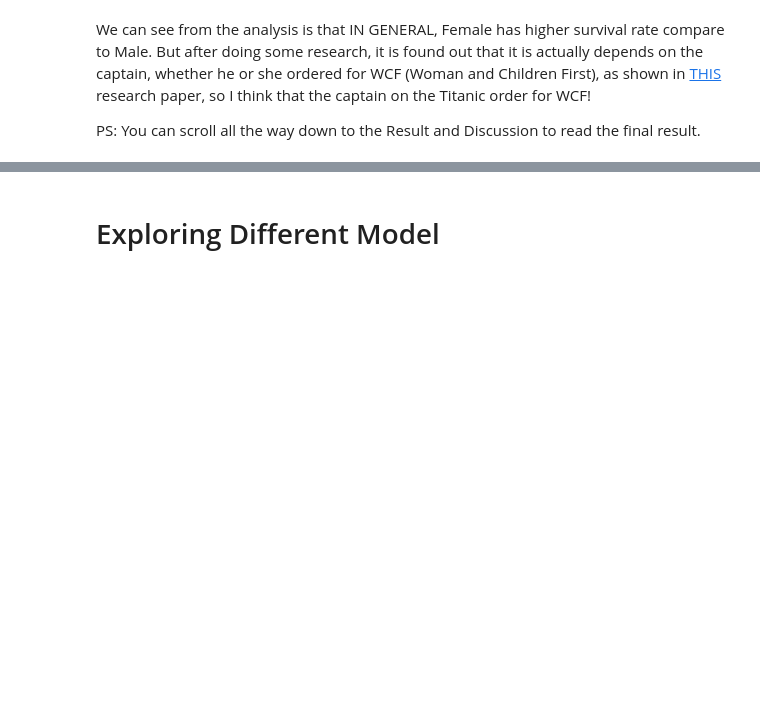
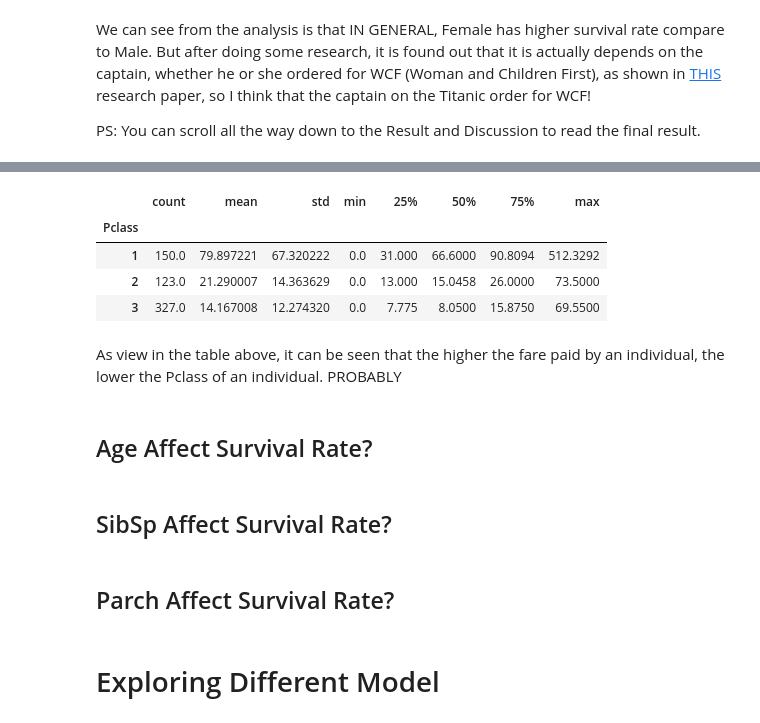
Before and after one commit to TangLitEn/kaggle-titanic, a Jupyter notebook: main.ipynb, the cells around one changed output, grey strips where cells are left out. Cells and saved outputs as stored; diff of their text form; code cells hidden in the pictures; blank space fills up the shorter version.

```diff
--- a/main.ipynb
+++ b/main.ipynb
@@ -99,3 +124,20 @@ Text(0.5, 1.0, 'Survival Count of different Sex')
+# %%
+Social_Class = real_train.groupby(["Pclass"])
+Social_Class.describe()["Fare"]
+# %% [output]
+|  | count | mean | std | min | 25% | 50% | 75% | max |
+| Pclass |  |  |  |  |  |  |  |  |
+| 1 | 150.0 | 79.897221 | 67.320222 | 0.0 | 31.000 | 66.6000 | 90.8094 | 512.3292 |
+| 2 | 123.0 | 21.290007 | 14.363629 | 0.0 | 13.000 | 15.0458 | 26.0000 | 73.5000 |
+| 3 | 327.0 | 14.167008 | 12.274320 | 0.0 | 7.775 | 8.0500 | 15.8750 | 69.5500 |
+# %% [markdown]
+As view in the table above, it can be seen that the higher the fare paid by an individual, the lower the Pclass of an individual. PROBABLY
+# %% [markdown]
+## Age Affect Survival Rate?
+# %% [markdown]
+## SibSp Affect Survival Rate?
+# %% [markdown]
+## Parch Affect Survival Rate?
 # %% [markdown]
 # Exploring Different Model
 # %% [markdown]
```
Also changed, not shown: parts of 9 cells of this notebook.
